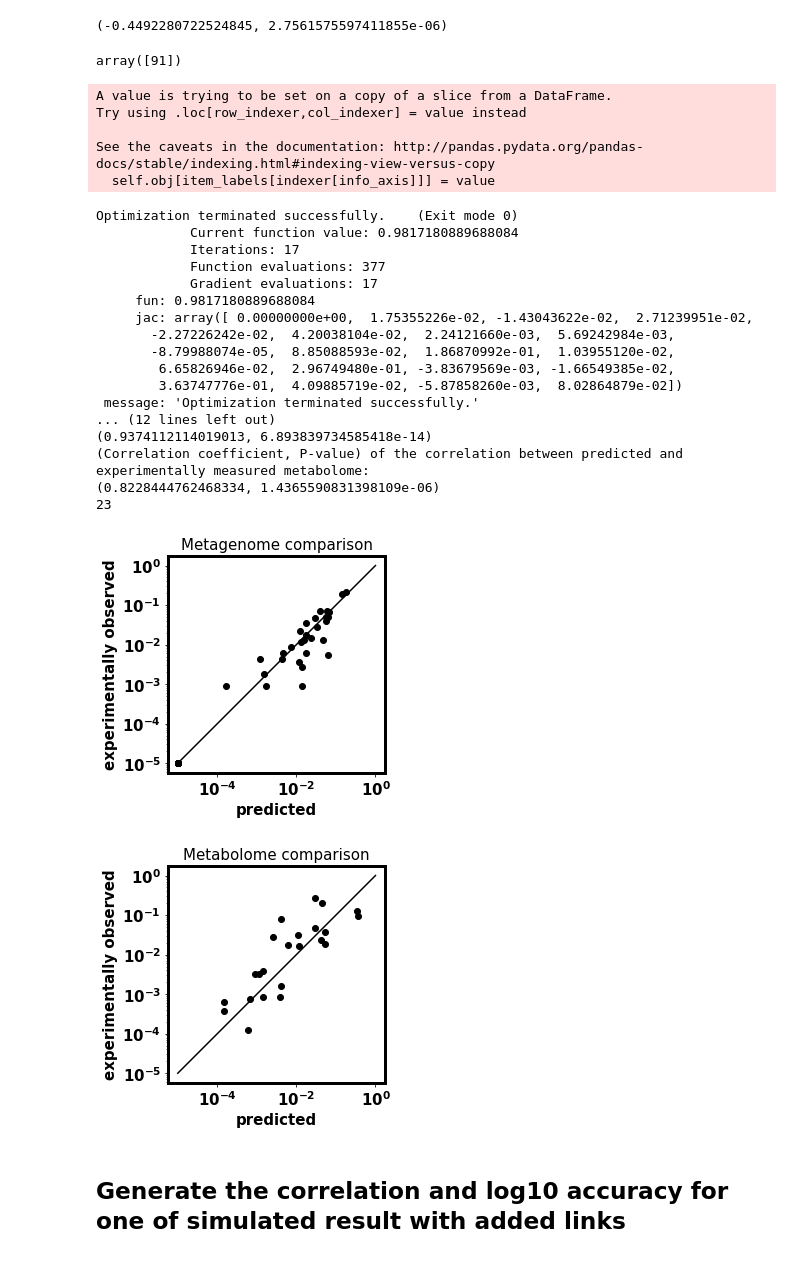
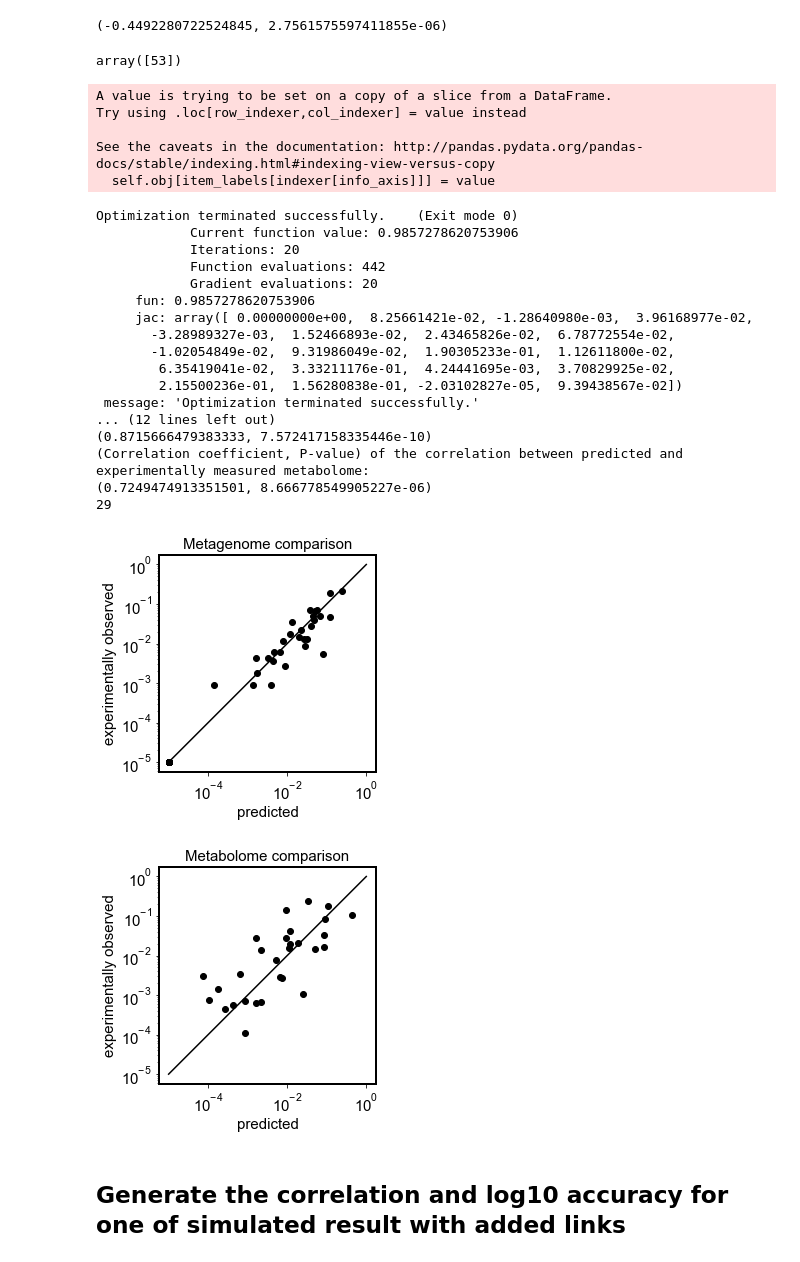
Before and after one commit to wt1005203/Trophic-model-of-human-microbiome, a Jupyter notebook: double_prior/campusCluster_data_analysis_prior.ipynb, the cells around one changed output. Saved outputs shown, nothing was run; the diff lists cells and outputs as text; code cells hidden in the pictures.

Commit message:
Generate figures for the best simulation of 100 replicates.

```diff
--- a/double_prior/campusCluster_data_analysis_prior.ipynb
+++ b/double_prior/campusCluster_data_analysis_prior.ipynb
@@ -384,7 +385,7 @@ corr_allreplicates = []
 log10_allreplicates = []
 net_ori = net.copy()
 #netNUM = 0
-netNUM = 95
+#netNUM = 95
 net_added = df[netNUM].iloc[:, np.array([0,2,4])]
 net_added.iloc[:,0] = df_metabolites.loc[net_added.iloc[:,0]].values
 net_added.iloc[:,1] = df_microbes.loc[net_added.iloc[:,1]].values
@@ -862,6 +867,10 @@ plt.figure()
 plt.plot(corr_allreplicates, log10_allreplicates, 'ko')
 plt.xlabel('Pearson correlation coefficient')
 plt.ylabel('log10 accuracy')
+netNUM = np.argsort(corr_allreplicates)[-1]
+circle1 = plt.Circle((corr_allreplicates[netNUM], log10_allreplicates[netNUM]), 5e-3, color='red', fill=False)
+ax = plt.gca()
+ax.add_artist(circle1)
 plt.savefig('./figures/fig1F.svg')
 # %% [output]
 [figure]
@@ -872,11 +881,11 @@ pearsonr(corr_allreplicates, log10_allreplicates)
 # %% [output]
 (-0.4492280722524845, 2.7561575597411855e-06)
 # %%
-np.where(np.array(corr_allreplicates) < 0.65)[0]
+np.where(np.array(corr_allreplicates) > 0.768)[0]
 # %% [output]
-array([91])
+array([53])
 # %%
-netNUM = 7
+#netNUM = 7
 net_added = df[netNUM].iloc[:, np.array([0,2,4])]
 net_added.iloc[:,0] = df_metabolites.loc[net_added.iloc[:,0]].values
 net_added.iloc[:,1] = df_microbes.loc[net_added.iloc[:,1]].values
@@ -939,48 +948,48 @@ metabolome_pred = met_levels[:, -1] + met_leftover_levels.sum(1) #np.dot(m2m_tot
 i_common = np.where(metabolome_measured * metabolome_pred > 1e-5)[0]
 metabolome_pred_common = metabolome_pred[i_common] / np.sum(metabolome_pred[i_common])
 metabolome_measured_common = metabolome_measured[i_common] / np.sum(metabolome_measured[i_common])
 
 #### Metabolome comparison
 fig, ax = plt.subplots()
 ax.loglog(metabolome_pred_common+1e-5, metabolome_measured_common+1e-5, 'ko')
 ax.plot([1e-5, 1], [1e-5, 1],'k-')
 ax.set_aspect('equal')
 ax.set_xlabel('predicted')
 ax.set_ylabel('experimentally observed')
 ax.set_title('Metabolome comparison')
 
 print('-------------------------------------------------------------------------------------------------------------')
 print('(Correlation coefficient, P-value) of the correlation between predicted and experimentally measured metagonome:')
 print(pearsonr(ba_pred[b_real>0], b_real[b_real>0]))
 print('(Correlation coefficient, P-value) of the correlation between predicted and experimentally measured metabolome:')
 #print(pearsonr(metabolome_pred_common, metabolome_measured_common))
 print(pearsonr(np.log10(metabolome_pred_common+1e-5), np.log10(metabolome_measured_common+1e-5)))
 print(i_common.shape[0])
 # %% [output]
 A value is trying to be set on a copy of a slice from a DataFrame.
 Try using .loc[row_indexer,col_indexer] = value instead
 
 See the caveats in the documentation: http://pandas.pydata.org/pandas-docs/stable/indexing.html#indexing-view-versus-copy
   self.obj[item_labels[indexer[info_axis]]] = value
 Optimization terminated successfully.    (Exit mode 0)
-            Current function value: 0.9817180889688084
-            Iterations: 17
-            Function evaluations: 377
-            Gradient evaluations: 17
-     fun: 0.9817180889688084
-     jac: array([ 0.00000000e+00,  1.75355226e-02, -1.43043622e-02,  2.71239951e-02,
-       -2.27226242e-02,  4.20038104e-02,  2.24121660e-03,  5.69242984e-03,
-       -8.79988074e-05,  8.85088593e-02,  1.86870992e-01,  1.03955120e-02,
-        6.65826946e-02,  2.96749480e-01, -3.83679569e-03, -1.66549385e-02,
-        3.63747776e-01,  4.09885719e-02, -5.87858260e-03,  8.02864879e-02])
+            Current function value: 0.9857278620753906
+            Iterations: 20
+            Function evaluations: 442
+            Gradient evaluations: 20
+     fun: 0.9857278620753906
+     jac: array([ 0.00000000e+00,  8.25661421e-02, -1.28640980e-03,  3.96168977e-02,
+       -3.28989327e-03,  1.52466893e-02,  2.43465826e-02,  6.78772554e-02,
+       -1.02054849e-02,  9.31986049e-02,  1.90305233e-01,  1.12611800e-02,
+        6.35419041e-02,  3.33211176e-01,  4.24441695e-03,  3.70829925e-02,
+        2.15500236e-01,  1.56280838e-01, -2.03102827e-05,  9.39438567e-02])
  message: 'Optimization terminated successfully.'
 ... (12 lines left out)
-(0.9374112114019013, 6.893839734585418e-14)
+(0.8715666479383333, 7.572417158335446e-10)
 (Correlation coefficient, P-value) of the correlation between predicted and experimentally measured metabolome:
-(0.8228444762468334, 1.4365590831398109e-06)
-23
+(0.7249474913351501, 8.666778549905227e-06)
+29
-[figure, old version]
+[figure, new version]
-[figure, old version]
+[figure, new version]
 # %% [markdown]
 ## Generate the correlation and log10 accuracy for one of simulated result with added links
 # %%
```
Also changed, not shown: parts of 17 cells of this notebook, 2 other files.
